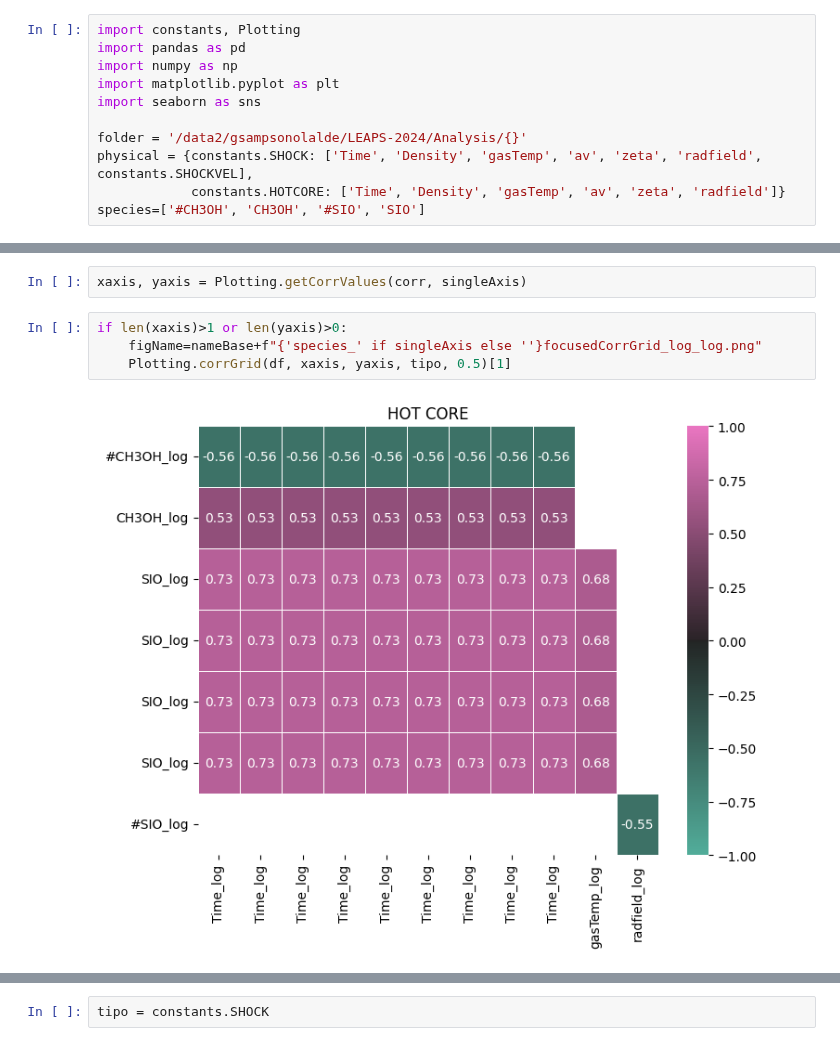
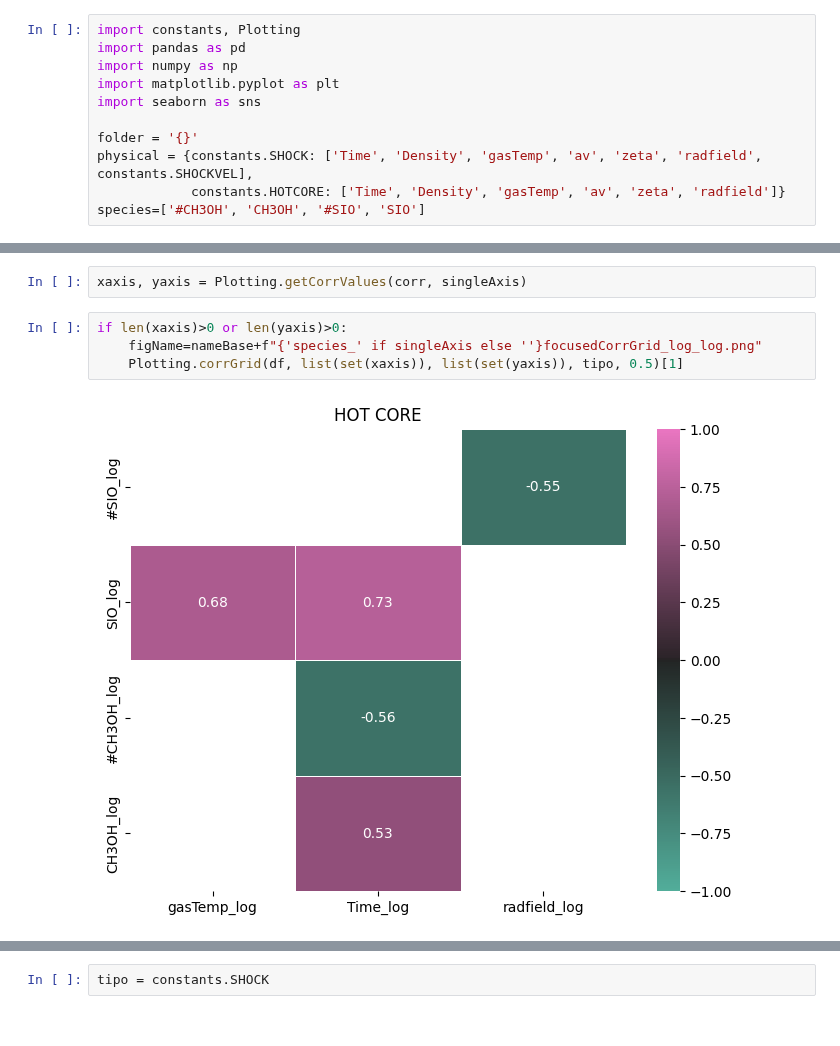
Before and after one commit to georgina-sampson/LEAPS-2024, a Jupyter notebook: Analysis/test.ipynb, the cells around one changed output, grey strips where cells are left out. Drawn from its saved outputs; the diff is of its cells as text.

```diff
--- a/Analysis/test.ipynb
+++ b/Analysis/test.ipynb
@@ -5,7 +5,7 @@ import numpy as np
 import matplotlib.pyplot as plt
 import seaborn as sns
 
-folder = '/data2/gsampsonolalde/LEAPS-2024/Analysis/{}'
+folder = '{}'
 physical = {constants.SHOCK: ['Time', 'Density', 'gasTemp', 'av', 'zeta', 'radfield', constants.SHOCKVEL],
             constants.HOTCORE: ['Time', 'Density', 'gasTemp', 'av', 'zeta', 'radfield']}
 species=['#CH3OH', 'CH3OH', '#SIO', 'SIO']
@@ -103,8 +103,8 @@ corr, fig = Plotting.corrGrid(df, xaxis, yaxis, tipo, 0)
 # %%
 xaxis, yaxis = Plotting.getCorrValues(corr, singleAxis)
 # %%
-if len(xaxis)>1 or len(yaxis)>0:
+if len(xaxis)>0 or len(yaxis)>0:
     figName=nameBase+f"{'species_' if singleAxis else ''}focusedCorrGrid_log_log.png"
-    Plotting.corrGrid(df, xaxis, yaxis, tipo, 0.5)[1]
+    Plotting.corrGrid(df, list(set(xaxis)), list(set(yaxis)), tipo, 0.5)[1]
 # %% [output]
-[figure, old version]
+[figure, new version]
```
Also changed, not shown: parts of 2 cells of this notebook, 4 other files.
